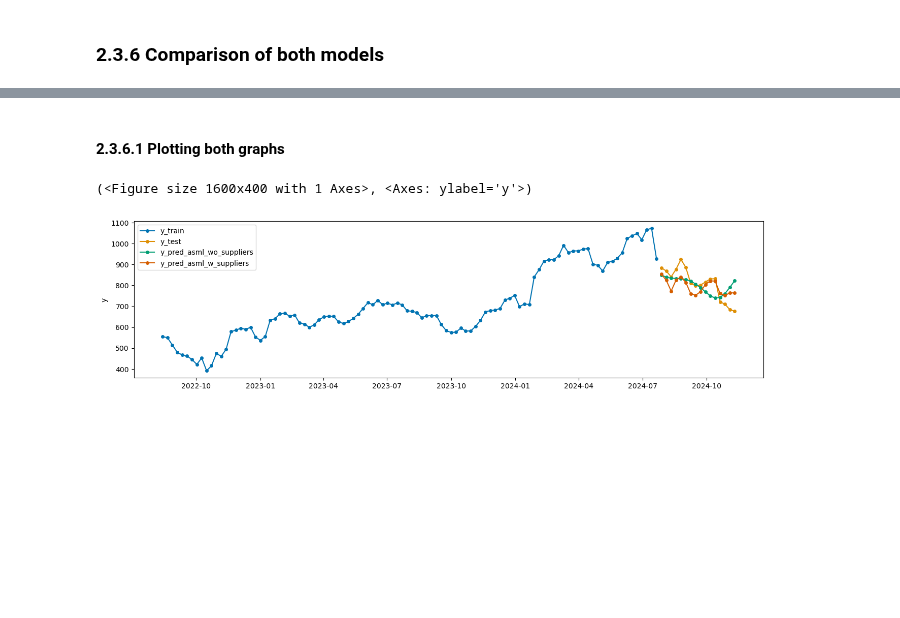
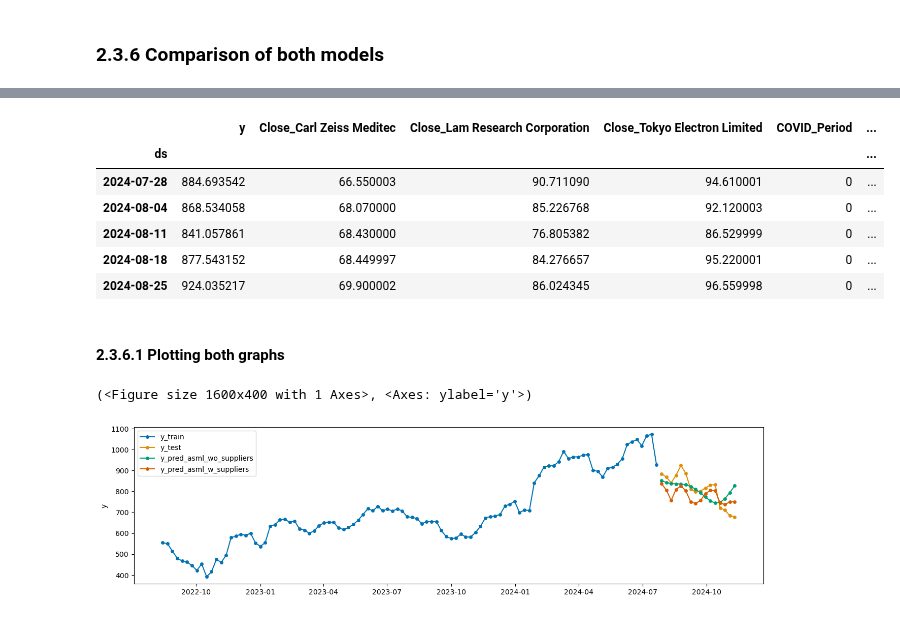
Before and after one commit to mbarriola96/stock_prices_forecasting, a Jupyter notebook: 06_model_comparison.ipynb, the cells around one changed output, grey strips where cells are left out. Saved outputs shown, nothing was run; the diff lists cells and outputs as text; code cells hidden in the pictures; blank space fills up the shorter version.

```diff
--- a/06_model_comparison.ipynb
+++ b/06_model_comparison.ipynb
@@ -157,3 +213,17 @@ forecast_model_asml_suppliers = forecast_model_asml_suppliers[['ds', 'yhat']].se
+# %%
+# Step 1: Set 'ds' as the index for train_data
+test_data = test_data.set_index('ds')
+
+# Step 2: Display the updated DataFrame to confirm the changes
+test_data.head()
+# %% [output]
+|  | y | Close_Carl Zeiss Meditec | Close_Lam Research Corporation | Close_Tokyo Electron Limited | COVID_Period | ... |
+| ds |  |  |  |  |  | ... |
+| 2024-07-28 | 884.693542 | 66.550003 | 90.711090 | 94.610001 | 0 | ... |
+| 2024-08-04 | 868.534058 | 68.070000 | 85.226768 | 92.120003 | 0 | ... |
+| 2024-08-11 | 841.057861 | 68.430000 | 76.805382 | 86.529999 | 0 | ... |
+| 2024-08-18 | 877.543152 | 68.449997 | 84.276657 | 95.220001 | 0 | ... |
+| 2024-08-25 | 924.035217 | 69.900002 | 86.024345 | 96.559998 | 0 | ... |
 # %% [markdown]
 #### 2.3.6.1 Plotting both graphs
 # %%
```
Also changed, not shown: parts of 9 cells of this notebook, 17 other files.
